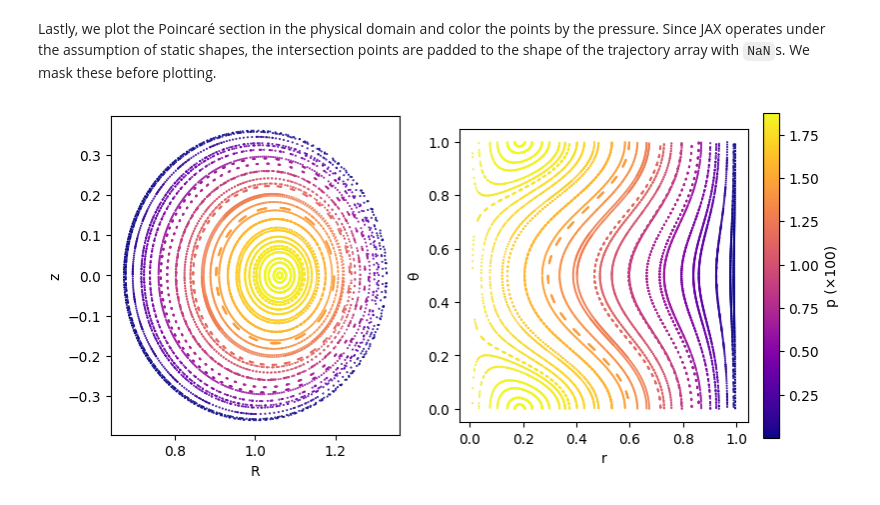
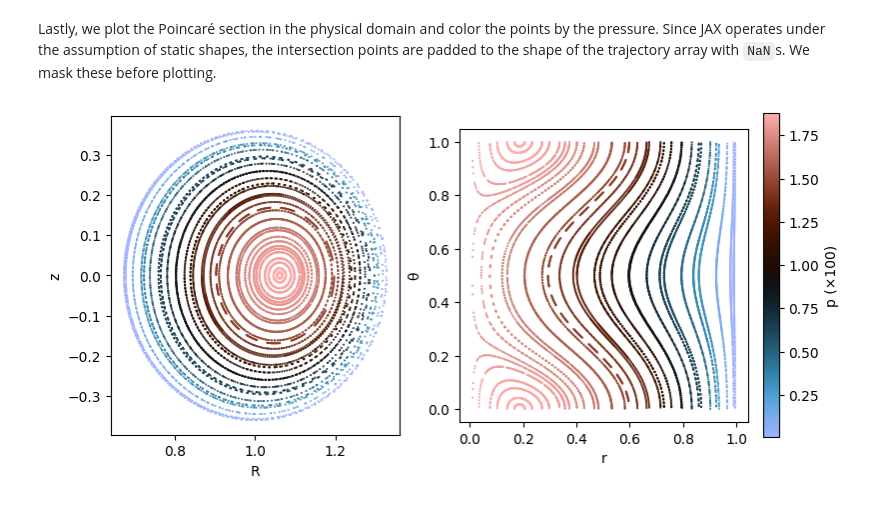
Before and after one commit to ToBlick/mrx, a Jupyter notebook: docs/notebooks/10_tokamak_equilibrium.ipynb, the cells around one changed output. Saved outputs shown, nothing was run; the diff lists cells and outputs as text; code cells hidden in the pictures.

```diff
--- a/docs/notebooks/10_tokamak_equilibrium.ipynb
+++ b/docs/notebooks/10_tokamak_equilibrium.ipynb
@@ -294,16 +292,18 @@ $$
 $$
 The actual integration is done with the `diffrax` package.
 # %%
-def integrate_fieldline(B_h, x0, Phi, N, t1):
-    @jax.jit
-    def vector_field(t, x, args):
-        x %= 1.0
-        Bx = B_h(jnp.array(x))
-        DFx = jax.jacfwd(Phi)(jnp.array(x))
-        return Bx / jnp.linalg.norm(DFx @ Bx)
+B_h = DiscreteFunction(state.B_n, Seq.Λ2, Seq.E2)
+
+def vector_field(t, x, args):
+    x %= 1.0
+    Bx = B_h(jnp.array(x))
+    DFx = jax.jacfwd(Phi)(jnp.array(x))
+    return Bx / jnp.linalg.norm(DFx @ Bx)
+
+def integrate_fieldline(f, x0, N, t1):
     t0 = 0.0
     sol = dfx.diffeqsolve(
-        terms = dfx.ODETerm(vector_field),
+        terms = dfx.ODETerm(f),
         solver = dfx.Dopri5(),
         t0 = t0,
         t1 = t1,
@@ -327,7 +327,7 @@ x0s_theta05 = jnp.stack([r_vals, 0.5 * jnp.ones_like(r_vals), jnp.zeros_like(r_v
 x0s = jnp.concatenate([x0s_theta0, x0s_theta05], axis=0)
 B_h = jax.jit(DiscreteFunction(state.B_n, Seq.Λ2, Seq.E2))
 logical_trajectories = jax.vmap(
-    lambda x0: integrate_fieldline(B_h, x0, Phi, N, T)
+    lambda x0: integrate_fieldline(vector_field, x0, N, T)
     )(x0s) % 1.0
 physical_trajectories = jax.vmap(Phi)(logical_trajectories.reshape(-1, 3)).reshape(n_traj, N, 3)
 # %% [markdown]
@@ -345,27 +345,27 @@ Lastly, we plot the Poincaré section in the physical domain and color the point
 # %%
 mask = (~jnp.isnan(intersections[..., 0])) & (intersections[..., 0] > 0)
 pts_phys = intersections[mask]
 pts_log  = logical_intersections[mask]
 p_vals = jax.vmap(p_h)(pts_log)
 fig, (ax1, ax2) = plt.subplots(1, 2, figsize=(8, 4), constrained_layout=True)
 # physical
 s1 = ax1.scatter(
     pts_phys[:, 0], pts_phys[:, 2],
     c=p_vals*100,
-    cmap="plasma",
+    cmap="berlin",
     s=0.25,
 )
 ax1.set(xlabel="R", ylabel="z", aspect="equal")
 # logical
 r, θ = _rgrid.squeeze(), _θgrid.squeeze()
 s2 = ax2.scatter(
     pts_log[:, 0], pts_log[:, 1],
     c=p_vals*100,
-    cmap="plasma",
+    cmap="berlin",
     s=0.25,
 )
 ax2.set(xlabel="r", ylabel="θ", aspect="equal")
 fig.colorbar(s2, ax=ax2, label="p (×100)", shrink=0.9)
 plt.show()
 # %% [output]
-[figure, old version]
+[figure, new version]
```
Also changed, not shown: parts of 4 cells of this notebook, 1 other file.
